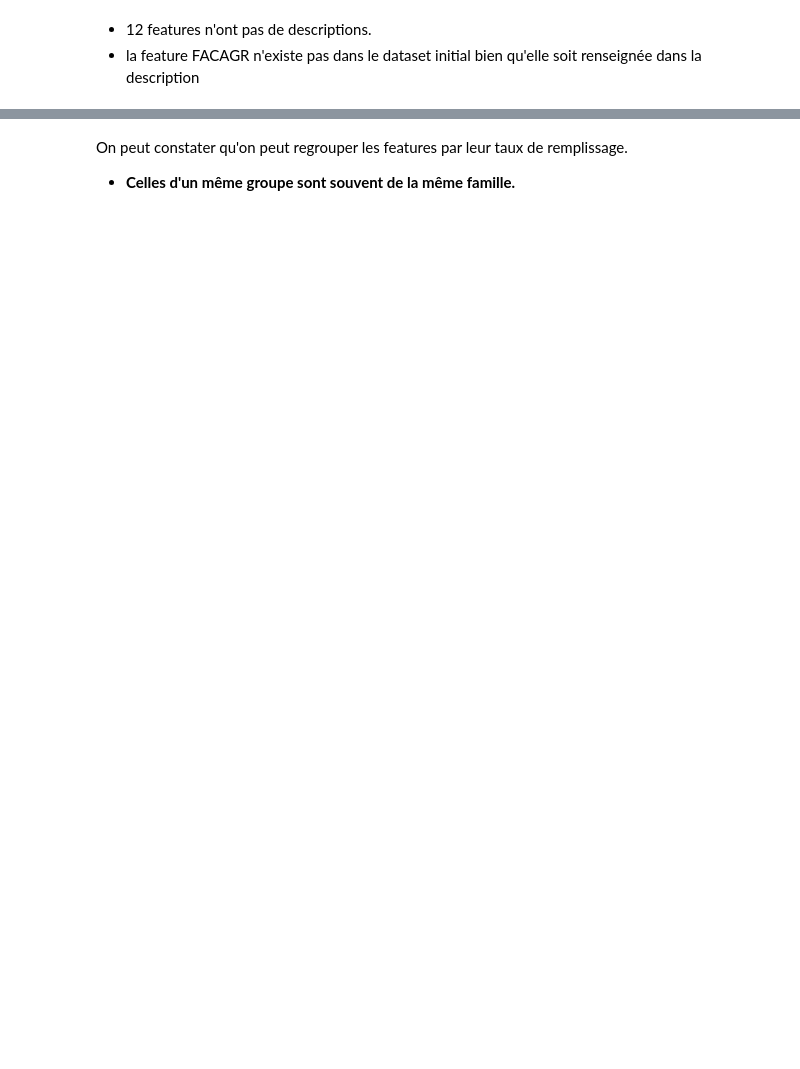
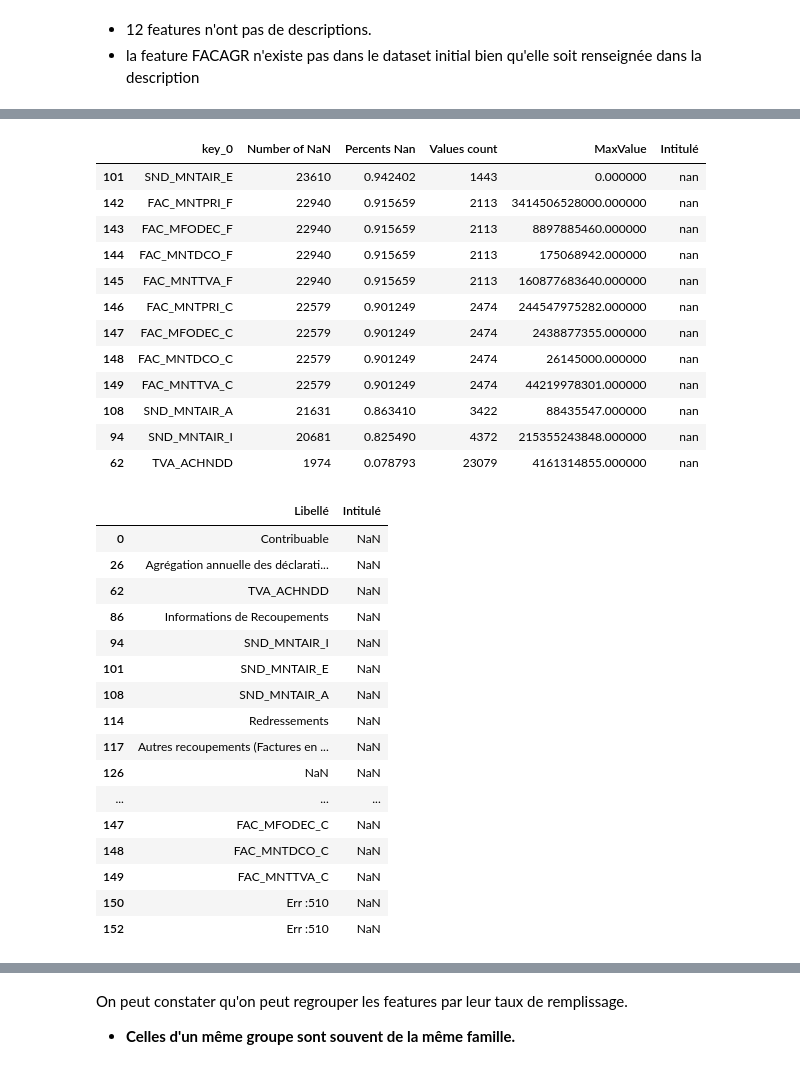
Before and after one commit to nchurlet/Projet_IA_Banque_Common, a Jupyter notebook: comon_P4_Tax_Fraud.ipynb, the cells around one changed output, grey strips where cells are left out. Drawn from its saved outputs; the diff is of its cells as text; code cells hidden in the pictures; blank space fills up the shorter version.

```diff
--- a/comon_P4_Tax_Fraud.ipynb
+++ b/comon_P4_Tax_Fraud.ipynb
@@ -316,0 +370,35 @@ En produisant ce tableau et en groupant les données par taux de remplissage on
+# %%
+ppl.display_side_by_side(
+    df_nans[df_nans['Intitulé'].isna()].sort_values(by="Number of NaN", ascending=False).style.background_gradient().set_properties(**{'text-align': 'left'}),
+    df_VariableDescription_initial[df_VariableDescription_initial['Intitulé'].isna()])
+# %% [output]
+|  | key_0 | Number of NaN | Percents Nan | Values count | MaxValue | Intitulé |
+| 101 | SND_MNTAIR_E | 23610 | 0.942402 | 1443 | 0.000000 | nan |
+| 142 | FAC_MNTPRI_F | 22940 | 0.915659 | 2113 | 3414506528000.000000 | nan |
+| 143 | FAC_MFODEC_F | 22940 | 0.915659 | 2113 | 8897885460.000000 | nan |
+| 144 | FAC_MNTDCO_F | 22940 | 0.915659 | 2113 | 175068942.000000 | nan |
+| 145 | FAC_MNTTVA_F | 22940 | 0.915659 | 2113 | 160877683640.000000 | nan |
+| 146 | FAC_MNTPRI_C | 22579 | 0.901249 | 2474 | 244547975282.000000 | nan |
+| 147 | FAC_MFODEC_C | 22579 | 0.901249 | 2474 | 2438877355.000000 | nan |
+| 148 | FAC_MNTDCO_C | 22579 | 0.901249 | 2474 | 26145000.000000 | nan |
+| 149 | FAC_MNTTVA_C | 22579 | 0.901249 | 2474 | 44219978301.000000 | nan |
+| 108 | SND_MNTAIR_A | 21631 | 0.863410 | 3422 | 88435547.000000 | nan |
+| 94 | SND_MNTAIR_I | 20681 | 0.825490 | 4372 | 215355243848.000000 | nan |
+| 62 | TVA_ACHNDD | 1974 | 0.078793 | 23079 | 4161314855.000000 | nan |
+|  | Libellé | Intitulé |
+| 0 | Contribuable | NaN |
+| 26 | Agrégation annuelle des déclarati... | NaN |
+| 62 | TVA_ACHNDD | NaN |
+| 86 | Informations de Recoupements | NaN |
+| 94 | SND_MNTAIR_I | NaN |
+| 101 | SND_MNTAIR_E | NaN |
+| 108 | SND_MNTAIR_A | NaN |
+| 114 | Redressements | NaN |
+| 117 | Autres recoupements (Factures en ... | NaN |
+| 126 | NaN | NaN |
+| ... | ... | ... |
+| 147 | FAC_MFODEC_C | NaN |
+| 148 | FAC_MNTDCO_C | NaN |
+| 149 | FAC_MNTTVA_C | NaN |
+| 150 | Err :510 | NaN |
+| 152 | Err :510 | NaN |
```
Also changed, not shown: parts of 50 cells of this notebook, 3 other files.
